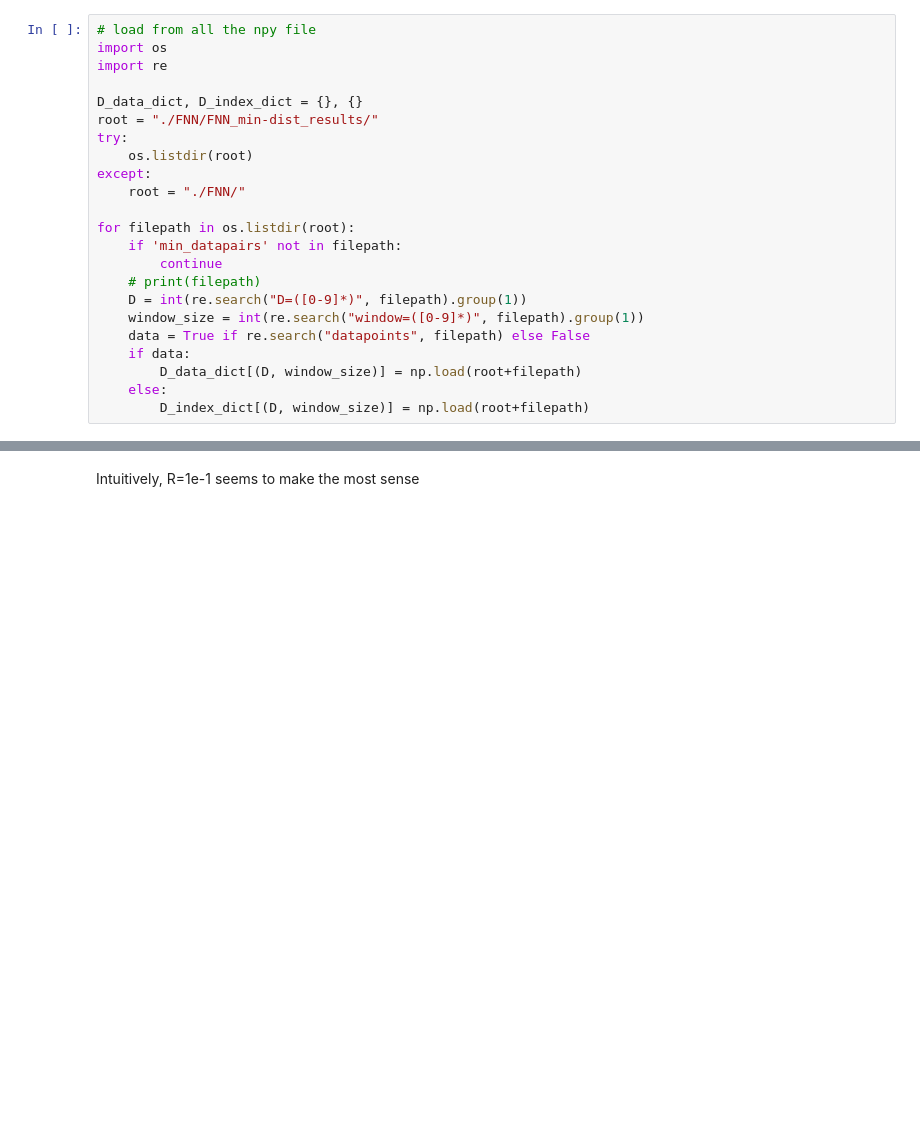
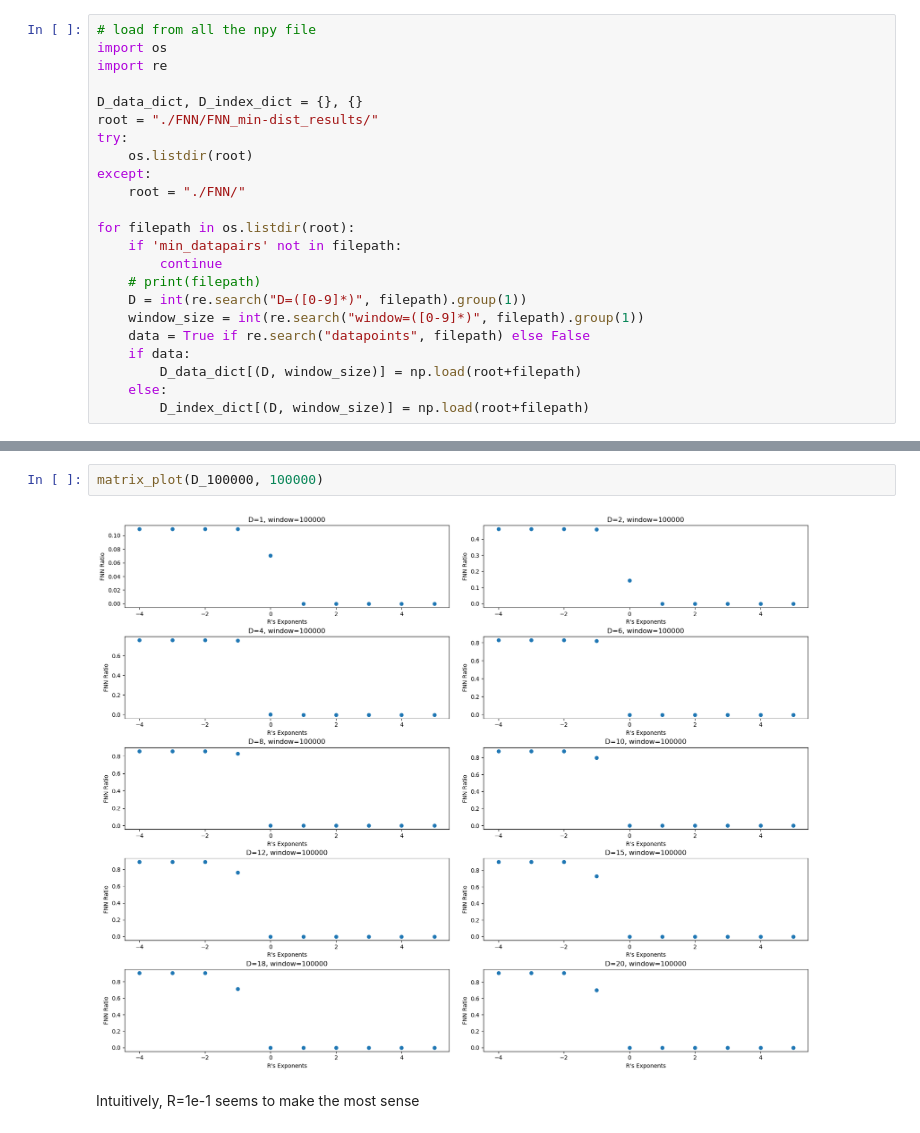
Before and after one commit to llfuller/DDF-HVC-CM-Neurons, a Jupyter notebook: false_nearest_neighbor_example.ipynb, the cells around one changed output, grey strips where cells are left out. Cells and saved outputs as stored; diff of their text form; blank space fills up the shorter version.

```diff
--- a/false_nearest_neighbor_example.ipynb
+++ b/false_nearest_neighbor_example.ipynb
@@ -293,3 +309,7 @@ for (d, window), fnn_data in D_results.items():
+# %%
+matrix_plot(D_100000, 100000)
+# %% [output]
+[figure, added]
 # %% [markdown]
 Intuitively, R=1e-1 seems to make the most sense
 # %% [markdown]
```
Also changed, not shown: parts of 13 cells of this notebook.
